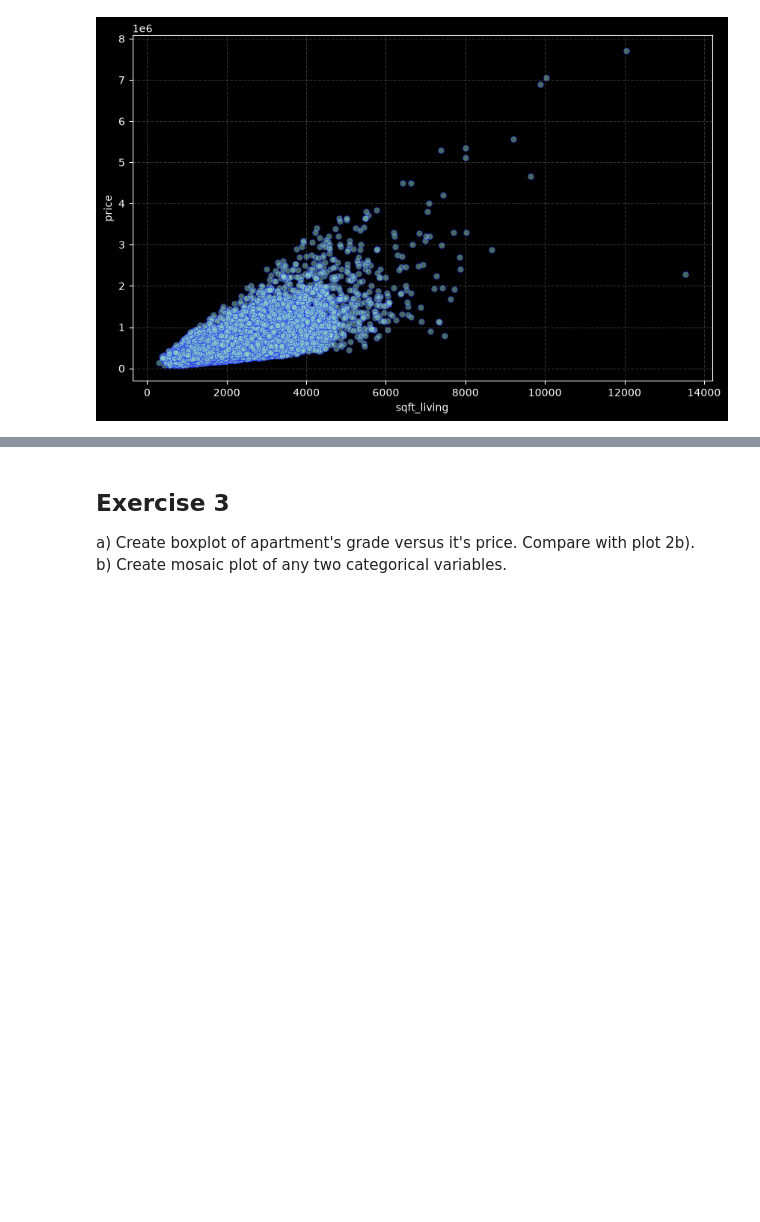
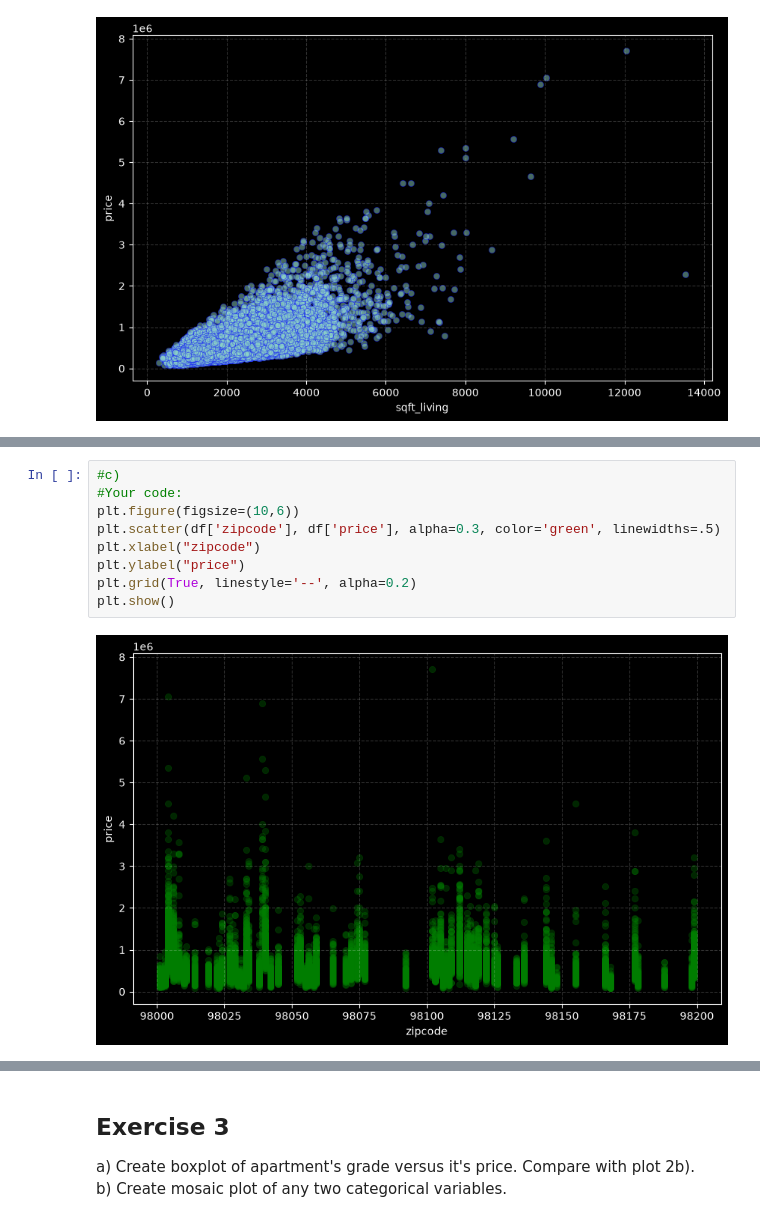
Before and after one commit to Maxiur/DataScience, a Jupyter notebook: Task1/Assignment_DataExploration_without_code.ipynb, the cells around one changed output, grey strips where cells are left out. Drawn from its saved outputs; the diff is of its cells as text; blank space fills up the shorter version.

```diff
--- a/Task1/Assignment_DataExploration_without_code.ipynb
+++ b/Task1/Assignment_DataExploration_without_code.ipynb
@@ -105,0 +105,11 @@ plt.scatter(df['price'], df['grade'])
+# %%
+#c)
+#Your code:
+plt.figure(figsize=(10,6))
+plt.scatter(df['zipcode'], df['price'], alpha=0.3, color='green', linewidths=.5)
+plt.xlabel("zipcode")
+plt.ylabel("price")
+plt.grid(True, linestyle='--', alpha=0.2)
+plt.show()
+# %% [output]
+[figure, added]
```
Also changed, not shown: parts of 6 cells of this notebook, 1 other file.
